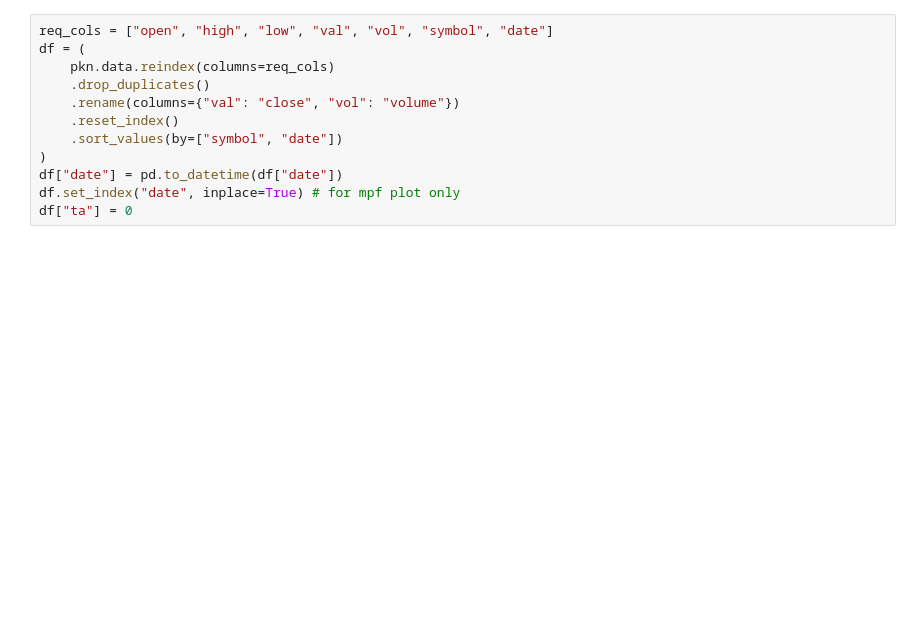
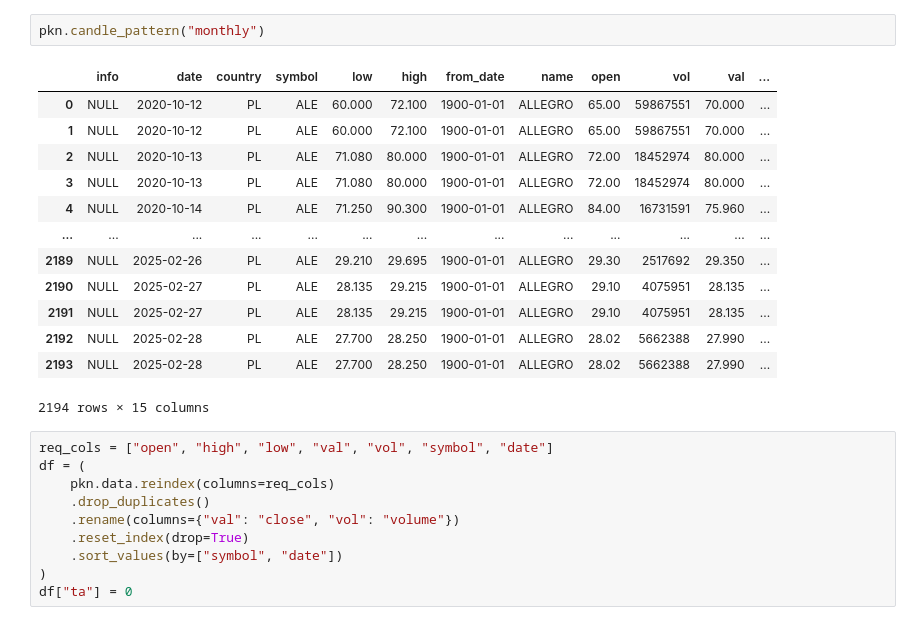
Before and after one commit to zielaskowski/tradeDB, a Jupyter notebook: dev/technical_analysis.ipynb, the cells around one changed output. Drawn from its saved outputs; the diff is of its cells as text; blank space fills up the shorter version.

```diff
--- a/dev/technical_analysis.ipynb
+++ b/dev/technical_analysis.ipynb
@@ -52,12 +73,26 @@ pkn.get(
+# %%
+pkn.candle_pattern("monthly")
+# %% [output]
+|  | info | date | country | symbol | low | high | from_date | name | open | vol | val | ... |
+| 0 | NULL | 2020-10-12 | PL | ALE | 60.000 | 72.100 | 1900-01-01 | ALLEGRO | 65.00 | 59867551 | 70.000 | ... |
+| 1 | NULL | 2020-10-12 | PL | ALE | 60.000 | 72.100 | 1900-01-01 | ALLEGRO | 65.00 | 59867551 | 70.000 | ... |
+| 2 | NULL | 2020-10-13 | PL | ALE | 71.080 | 80.000 | 1900-01-01 | ALLEGRO | 72.00 | 18452974 | 80.000 | ... |
+| 3 | NULL | 2020-10-13 | PL | ALE | 71.080 | 80.000 | 1900-01-01 | ALLEGRO | 72.00 | 18452974 | 80.000 | ... |
+| 4 | NULL | 2020-10-14 | PL | ALE | 71.250 | 90.300 | 1900-01-01 | ALLEGRO | 84.00 | 16731591 | 75.960 | ... |
+| ... | ... | ... | ... | ... | ... | ... | ... | ... | ... | ... | ... | ... |
+| 2189 | NULL | 2025-02-26 | PL | ALE | 29.210 | 29.695 | 1900-01-01 | ALLEGRO | 29.30 | 2517692 | 29.350 | ... |
+| 2190 | NULL | 2025-02-27 | PL | ALE | 28.135 | 29.215 | 1900-01-01 | ALLEGRO | 29.10 | 4075951 | 28.135 | ... |
+| 2191 | NULL | 2025-02-27 | PL | ALE | 28.135 | 29.215 | 1900-01-01 | ALLEGRO | 29.10 | 4075951 | 28.135 | ... |
+| 2192 | NULL | 2025-02-28 | PL | ALE | 27.700 | 28.250 | 1900-01-01 | ALLEGRO | 28.02 | 5662388 | 27.990 | ... |
+| 2193 | NULL | 2025-02-28 | PL | ALE | 27.700 | 28.250 | 1900-01-01 | ALLEGRO | 28.02 | 5662388 | 27.990 | ... |
+2194 rows × 15 columns
 # %%
 req_cols = ["open", "high", "low", "val", "vol", "symbol", "date"]
 df = (
     pkn.data.reindex(columns=req_cols)
     .drop_duplicates()
     .rename(columns={"val": "close", "vol": "volume"})
-    .reset_index()
+    .reset_index(drop=True)
     .sort_values(by=["symbol", "date"])
 )
-df["date"] = pd.to_datetime(df["date"])
-df.set_index("date", inplace=True) # for mpf plot only
 df["ta"] = 0
```
Also changed, not shown: parts of 12 cells of this notebook, 16 other files.
